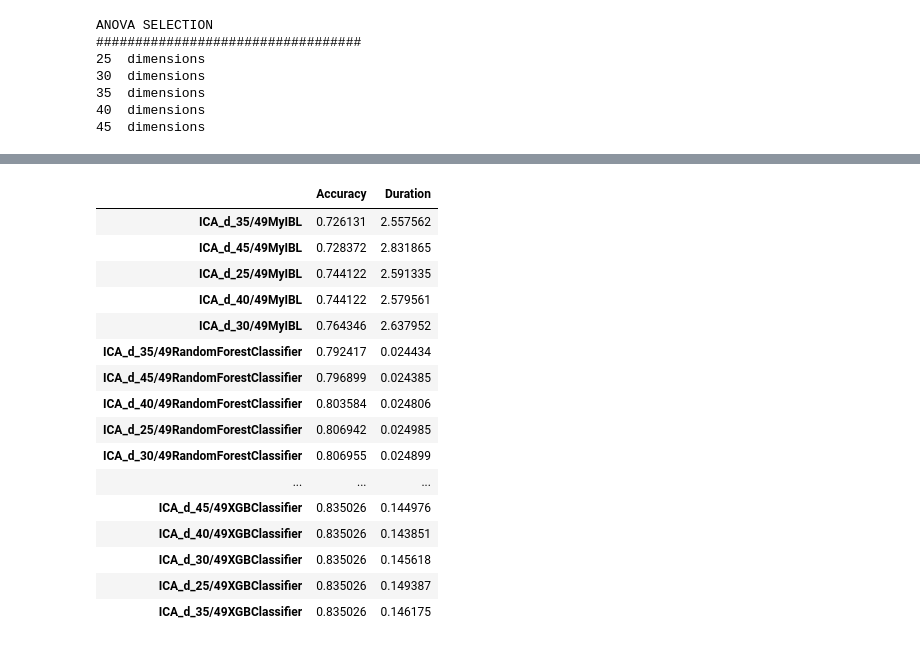
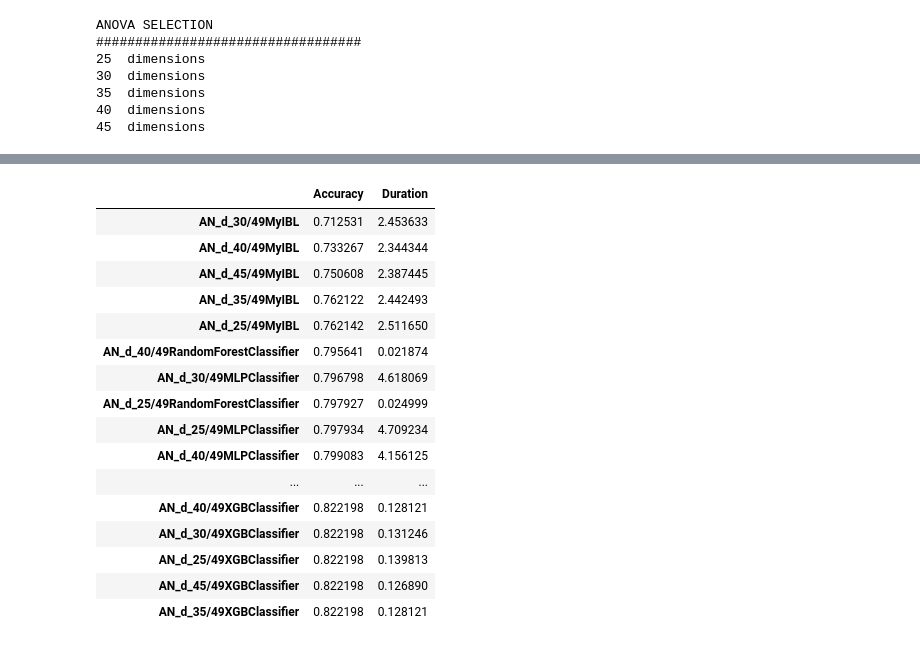
Before and after one commit to jforjohn/titanic_survival, a Jupyter notebook: FeatureSelectionAnalysis.ipynb, the cells around one changed output, grey strips where cells are left out. Saved outputs shown, nothing was run; the diff lists cells and outputs as text; code cells hidden in the pictures.

Commit message:
Final Best Feature Selection Models

```diff
--- a/FeatureSelectionAnalysis.ipynb
+++ b/FeatureSelectionAnalysis.ipynb
@@ -77,17 +80,17 @@ file_type = config.get('titanic', 'file_type')
 # %%
-print(file_type)
-filename_type = 'train'
-if file_type == 'all':
-    filename_type = 'other'
-
+print('Filename type:', filename_type)
+print()
+## train
 trainData = getData(path, filename_type)
-
 # Preprocessing
-trainPreprocess = MyPreprocessing(filename_type)
+trainPreprocess = MyPreprocessing(process_type='all',
+                                  filename_type=filename_type)
 
 ## test
 filename_type = 'test'
 testData = getData(path, filename_type)
 # Preprocessing
-testPreprocess = MyPreprocessing(filename_type)
+testPreprocess = MyPreprocessing(process_type='all',
+                                 filename_type=filename_type,
+                                 remove_outliers=False)
 # %% [output]
@@ -95,11 +97,0 @@ traintest
-# %%
-trainData = getData(path, filename_type)
-
-# Preprocessing
-trainPreprocess = MyPreprocessing(filename_type)
-
-## test
-filename_type = 'test'
-testData = getData(path, filename_type)
-# Preprocessing
-testPreprocess = MyPreprocessing(filename_type)
@@ -246,5 +254,8 @@ train_idx, validation_idx = get_cv_data(df_train, cv=5)
 import warnings
 warnings.filterwarnings("ignore")
 # %%
-name_prefix = '';
-models, df_model_cvaccuracies, df_model_info, df_ens_features, df_ens_test = run_models(clfs, df_train, df_test, train_idx, validation_idx, name_prefix, cv=True, ens=True)
+print('Original')
+print('##################################')
+name_prefix = 'ALL_' + str(len(df_train.columns)) + '_'
+models, df_results_all_cv, df_results_all, df_ens_features, df_ens_test = run_models(clfs, df_train, df_test, train_idx, validation_idx, name_prefix, cv=True, ens=True)
+df_results_all
@@ -275,6 +272,0 @@ df_model_info
-# %%
-print('Original')
-print('##################################')
-name_prefix = 'ALL_' + str(len(df_train.columns) + '_');
-models, df_model_cvaccuracies, df_model_info, df_ens_features, df_ens_test = run_models(clfs, df_train, df_test, train_idx, validation_idx, name_prefix, cv=True, ens=True)
-df_model_info
@@ -597,24 +570,24 @@ df_results_an
 # %%
-df_results_an_order = df_results_ica.copy()
+df_results_an_order = df_results_an.copy()
 df_results_an_order.sort_values('Accuracy')
 # %% [output]
 |  | Accuracy | Duration |
-| ICA_d_35/49MyIBL | 0.726131 | 2.557562 |
-| ICA_d_45/49MyIBL | 0.728372 | 2.831865 |
-| ICA_d_25/49MyIBL | 0.744122 | 2.591335 |
-| ICA_d_40/49MyIBL | 0.744122 | 2.579561 |
-| ICA_d_30/49MyIBL | 0.764346 | 2.637952 |
-| ICA_d_35/49RandomForestClassifier | 0.792417 | 0.024434 |
-| ICA_d_45/49RandomForestClassifier | 0.796899 | 0.024385 |
-| ICA_d_40/49RandomForestClassifier | 0.803584 | 0.024806 |
-| ICA_d_25/49RandomForestClassifier | 0.806942 | 0.024985 |
-| ICA_d_30/49RandomForestClassifier | 0.806955 | 0.024899 |
+| AN_d_30/49MyIBL | 0.712531 | 2.453633 |
+| AN_d_40/49MyIBL | 0.733267 | 2.344344 |
+| AN_d_45/49MyIBL | 0.750608 | 2.387445 |
+| AN_d_35/49MyIBL | 0.762122 | 2.442493 |
+| AN_d_25/49MyIBL | 0.762142 | 2.511650 |
+| AN_d_40/49RandomForestClassifier | 0.795641 | 0.021874 |
+| AN_d_30/49MLPClassifier | 0.796798 | 4.618069 |
+| AN_d_25/49RandomForestClassifier | 0.797927 | 0.024999 |
+| AN_d_25/49MLPClassifier | 0.797934 | 4.709234 |
+| AN_d_40/49MLPClassifier | 0.799083 | 4.156125 |
 | ... | ... | ... |
-| ICA_d_45/49XGBClassifier | 0.835026 | 0.144976 |
-| ICA_d_40/49XGBClassifier | 0.835026 | 0.143851 |
-| ICA_d_30/49XGBClassifier | 0.835026 | 0.145618 |
-| ICA_d_25/49XGBClassifier | 0.835026 | 0.149387 |
-| ICA_d_35/49XGBClassifier | 0.835026 | 0.146175 |
+| AN_d_40/49XGBClassifier | 0.822198 | 0.128121 |
+| AN_d_30/49XGBClassifier | 0.822198 | 0.131246 |
+| AN_d_25/49XGBClassifier | 0.822198 | 0.139813 |
+| AN_d_45/49XGBClassifier | 0.822198 | 0.126890 |
+| AN_d_35/49XGBClassifier | 0.822198 | 0.128121 |
 # %%
 df_results_an_cv
 # %% [output]
```
Also changed, not shown: parts of 42 cells of this notebook, 1 other file.
